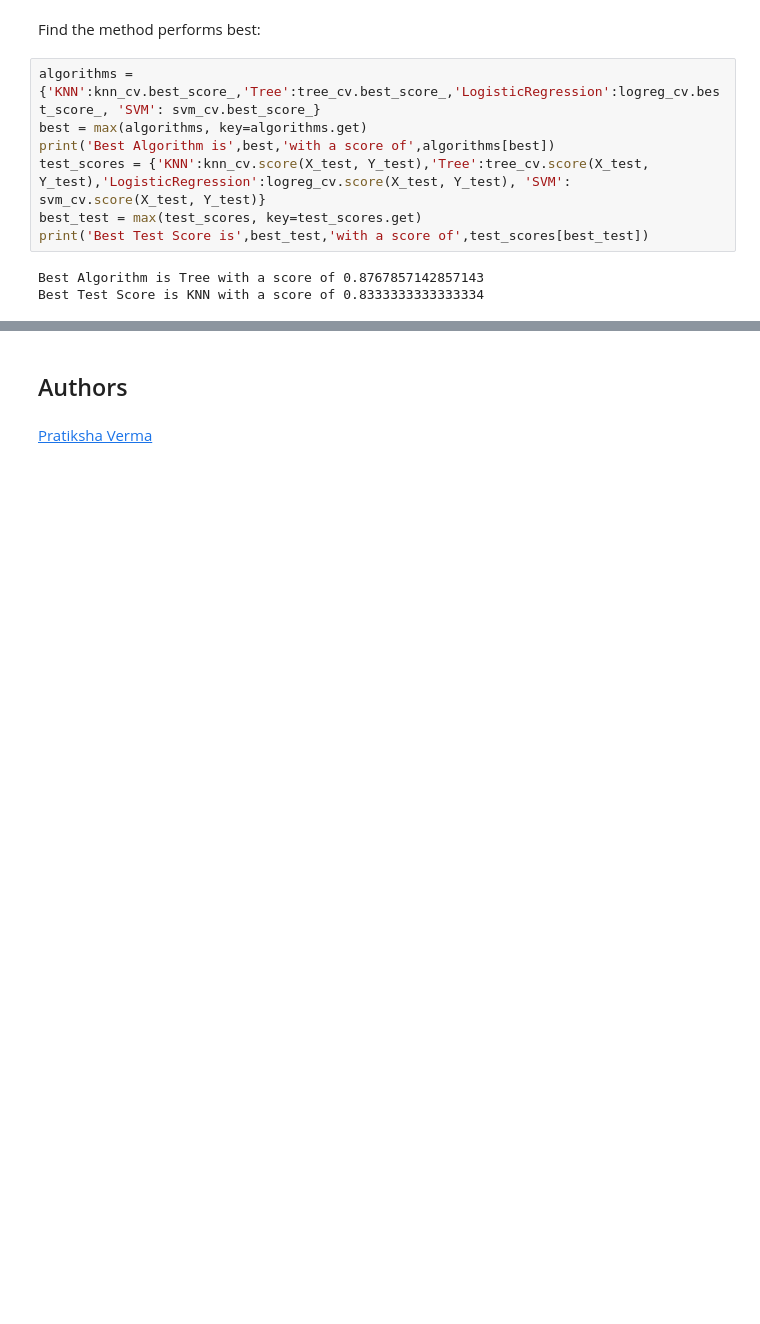
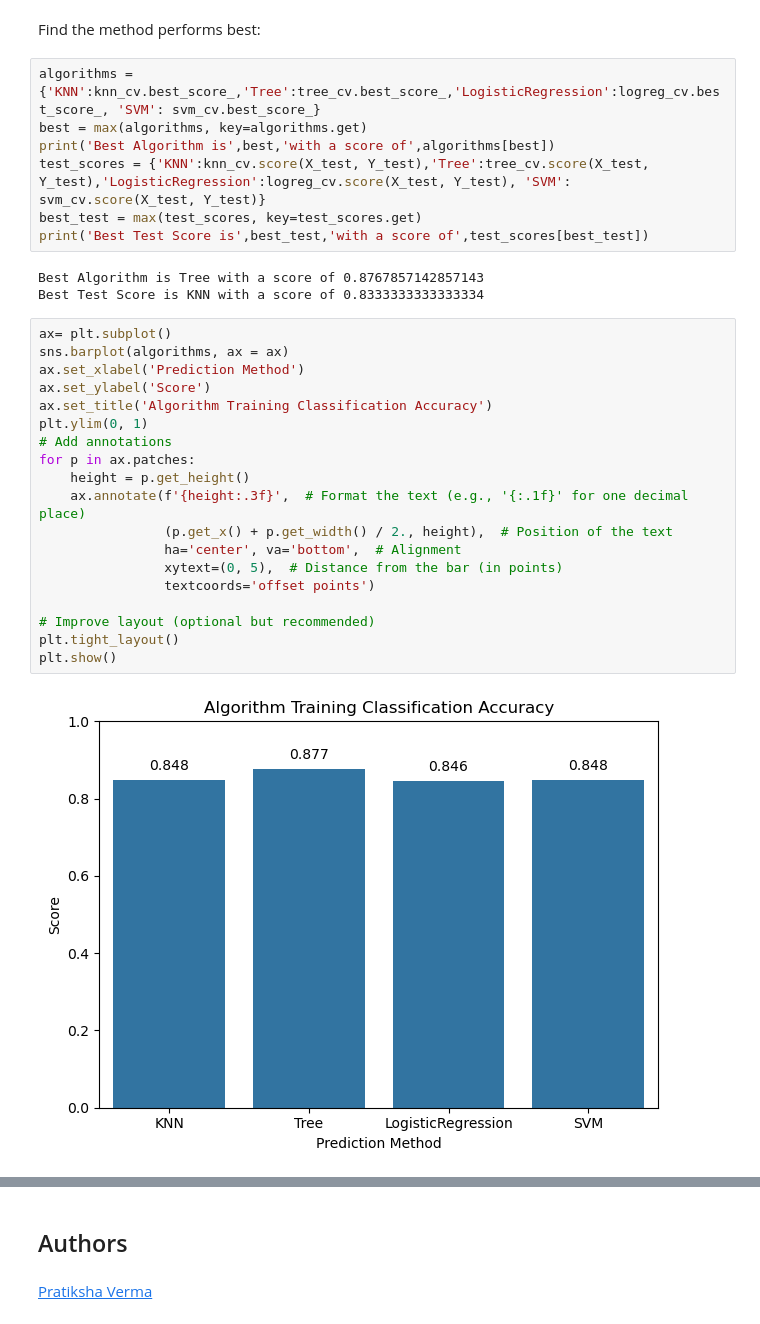
Before and after one commit to mocher72/datascience, a Jupyter notebook: AppliedDataScienceCapstone/Week4.1 SpaceX_Machine_Learning_Prediction_Part_5.jupyterlite.ipynb, the cells around one changed output, grey strips where cells are left out. Drawn from its saved outputs; the diff is of its cells as text; blank space fills up the shorter version.

```diff
--- a/AppliedDataScienceCapstone/Week4.1 SpaceX_Machine_Learning_Prediction_Part_5.jupyterlite.ipynb
+++ b/AppliedDataScienceCapstone/Week4.1 SpaceX_Machine_Learning_Prediction_Part_5.jupyterlite.ipynb
@@ -348,3 +338,24 @@ print('Best Test Score is',best_test,'with a score of',test_scores[best_test])
 # %% [output]
 Best Algorithm is Tree with a score of 0.8767857142857143
 Best Test Score is KNN with a score of 0.8333333333333334
+# %%
+ax= plt.subplot()
+sns.barplot(algorithms, ax = ax)
+ax.set_xlabel('Prediction Method')
+ax.set_ylabel('Score')
+ax.set_title('Algorithm Training Classification Accuracy')
+plt.ylim(0, 1)
+# Add annotations
+for p in ax.patches:
+    height = p.get_height()
+    ax.annotate(f'{height:.3f}',  # Format the text (e.g., '{:.1f}' for one decimal place)
+                (p.get_x() + p.get_width() / 2., height),  # Position of the text
+                ha='center', va='bottom',  # Alignment
+                xytext=(0, 5),  # Distance from the bar (in points)
+                textcoords='offset points')
+
+# Improve layout (optional but recommended)
+plt.tight_layout()
+plt.show()
+# %% [output]
+[figure, added]
```
Also changed, not shown: parts of 12 cells of this notebook, 2 other files.
